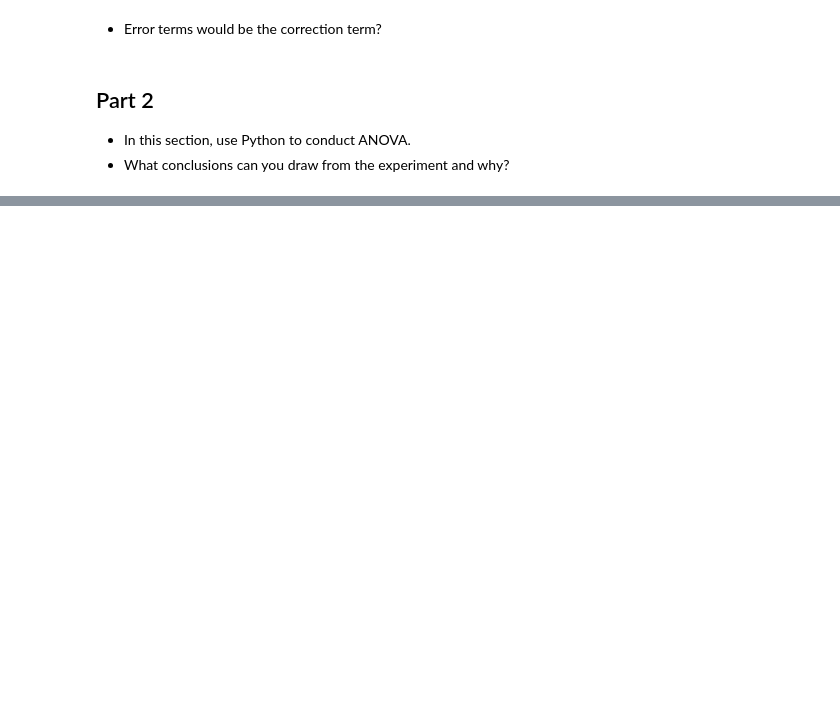
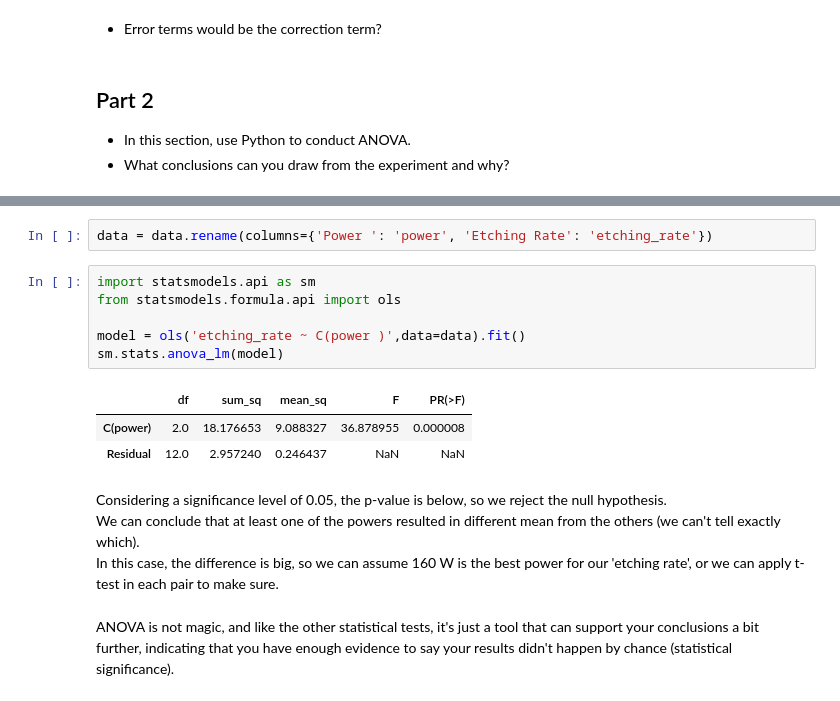
Before and after one commit to Ironhack-Data-0621-Remote/lab-inferential-statistics-anova, a Jupyter notebook: Untitled.ipynb, the cells around one changed output, grey strips where cells are left out. Saved outputs shown, nothing was run; the diff lists cells and outputs as text; blank space fills up the shorter version.

```diff
--- a/Untitled.ipynb
+++ b/Untitled.ipynb
@@ -46,0 +106,18 @@ Data was collected randomly and provided to you in the table as shown: [link to
+# %%
+data = data.rename(columns={'Power ': 'power', 'Etching Rate': 'etching_rate'})
+# %%
+import statsmodels.api as sm
+from statsmodels.formula.api import ols
+
+model = ols('etching_rate ~ C(power )',data=data).fit()
+sm.stats.anova_lm(model)
+# %% [output]
+|  | df | sum_sq | mean_sq | F | PR(>F) |
+| C(power) | 2.0 | 18.176653 | 9.088327 | 36.878955 | 0.000008 |
+| Residual | 12.0 | 2.957240 | 0.246437 | NaN | NaN |
+# %% [markdown]
+Considering a significance level of 0.05, the p-value is below, so we reject the null hypothesis. <br>
+We can conclude that at least one of the powers resulted in different mean from the others (we can't tell exactly which). <br>
+In this case, the difference is big, so we can assume 160 W is the best power for our 'etching rate', or we can apply t-test in each pair to make sure.
+# %% [markdown]
+ANOVA is not magic, and like the other statistical tests, it's just a tool that can support your conclusions a bit further, indicating that you have enough evidence to say your results didn't happen by chance (statistical significance).
```
Also changed, not shown: parts of 8 cells of this notebook.
